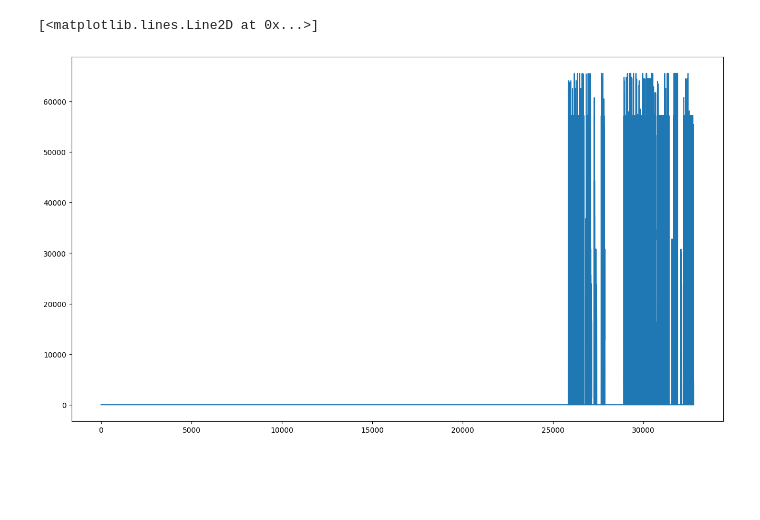
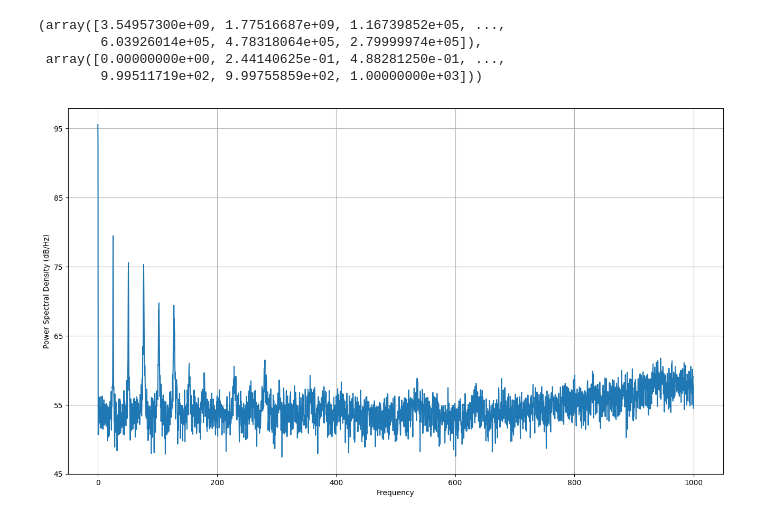
Before and after one commit to VU3VWB/linux_sysprog, a Jupyter notebook: ft4222_prog/plot_spidata.ipynb, the cells around one changed output. Drawn from its saved outputs; the diff is of its cells as text; code cells hidden in the pictures; blank space fills up the shorter version.

```diff
--- a/ft4222_prog/plot_spidata.ipynb
+++ b/ft4222_prog/plot_spidata.ipynb
@@ -9,6 +14,9 @@ print (data)
 # %%
 plt.figure(figsize=(16,9))
-plt.plot(data)
+plt.psd(data, Fs=2e3, NFFT=8192)
 # %% [output]
-[<matplotlib.lines.Line2D at 0x...>]
+(array([3.54957300e+09, 1.77516687e+09, 1.16739852e+05, ...,
+        6.03926014e+05, 4.78318064e+05, 2.79999974e+05]),
+ array([0.00000000e+00, 2.44140625e-01, 4.88281250e-01, ...,
+        9.99511719e+02, 9.99755859e+02, 1.00000000e+03]))
-[figure, old version]
+[figure, new version]
```
Also changed, not shown: parts of 1 cell of this notebook, 2 other files.
